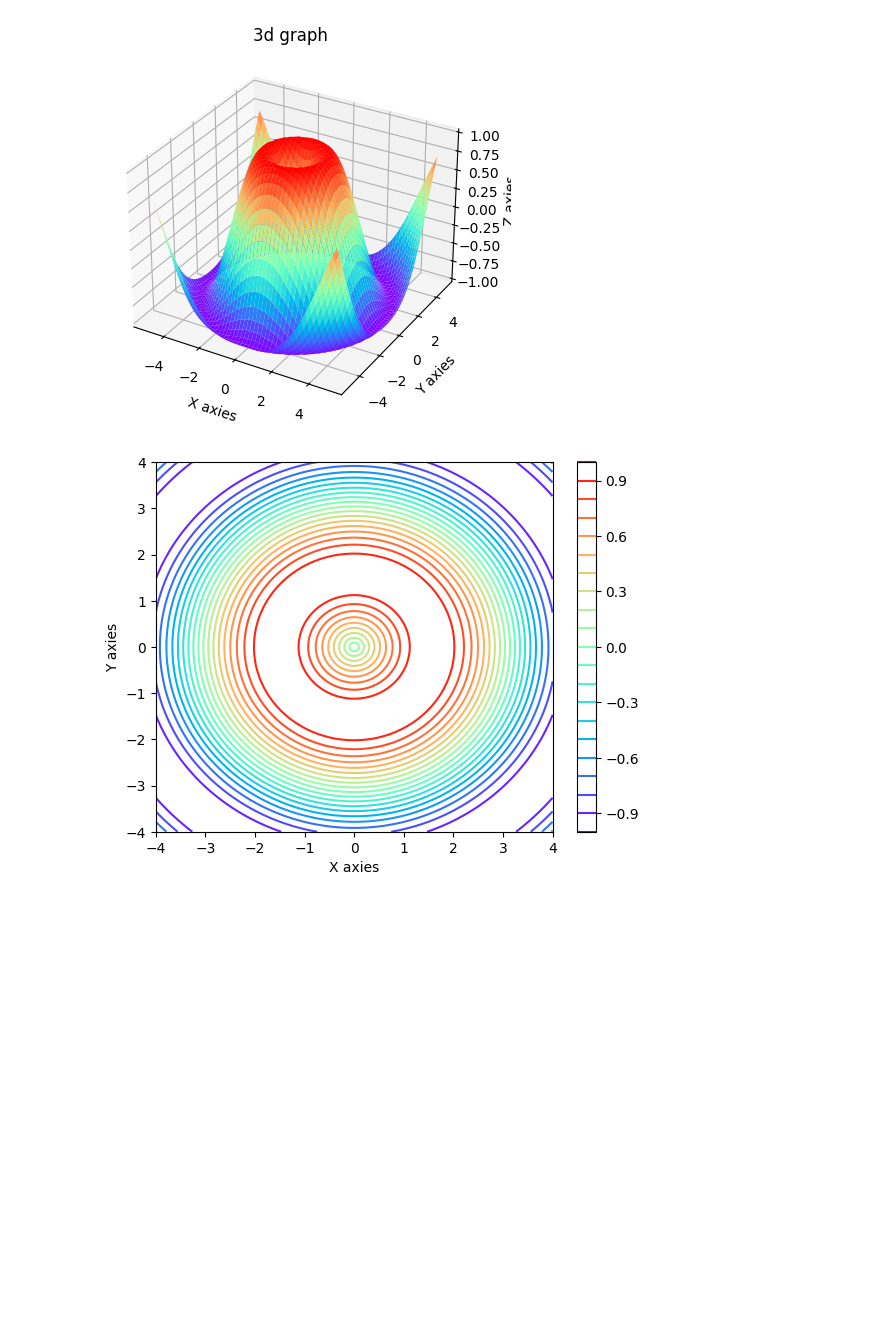
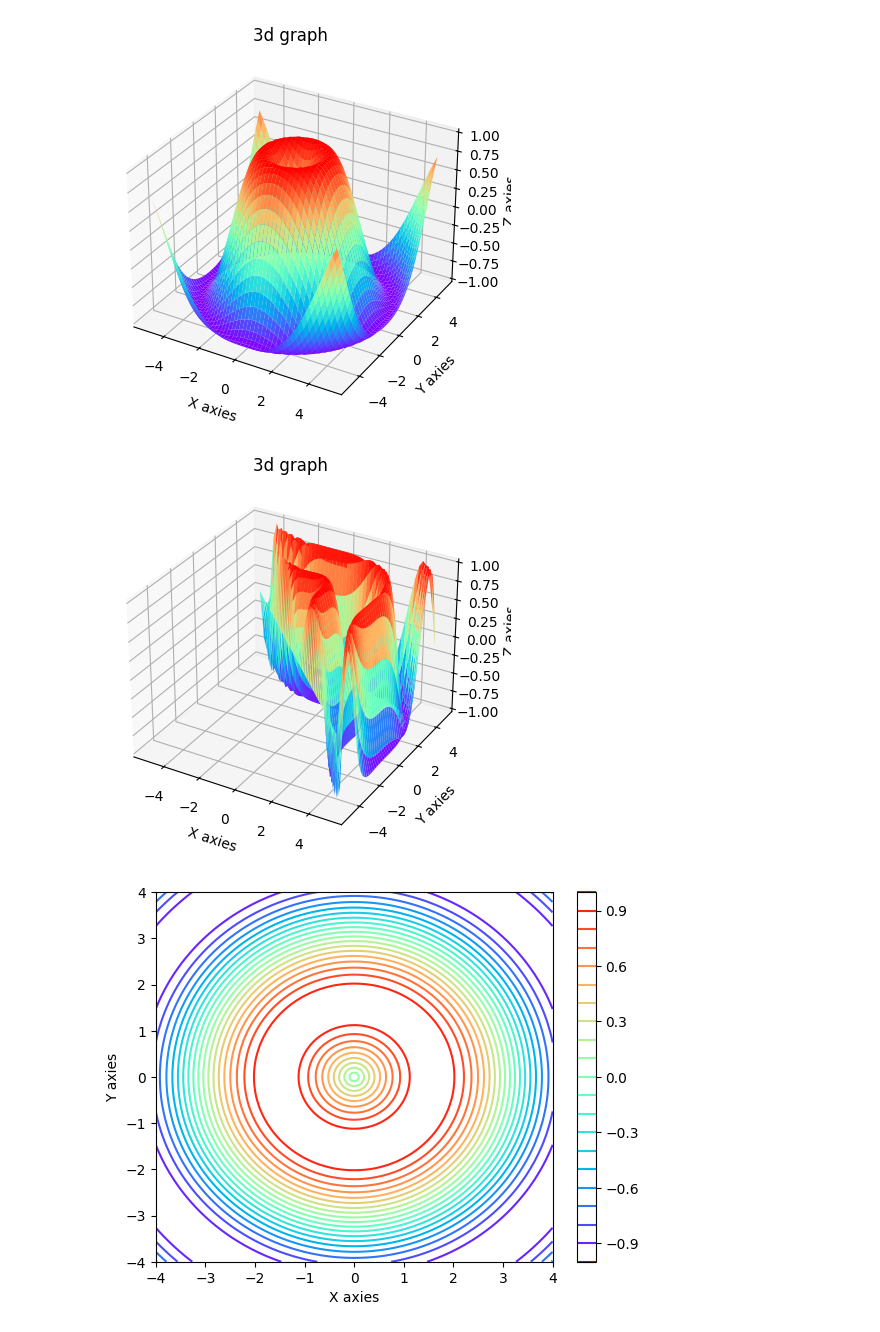
Before and after one commit to khalidkhankakar/Data-Visualization, a Jupyter notebook: class/10.ipynb, the cells around one changed output. Drawn from its saved outputs; the diff is of its cells as text; code cells hidden in the pictures; blank space fills up the shorter version.

```diff
--- a/class/10.ipynb
+++ b/class/10.ipynb
@@ -41,6 +41,27 @@ ax.set_title('3d graph')
 plt.show()
 # %% [output]
 [figure]
+# %%
+x = np.linspace(-5, stop=5, num=50)
+y = np.linspace(-5, stop=5, num=50)
+
+x, y = np.meshgrid(x, y)
+
+z = np.sin(np.sqrt(x**3 + y**3))
+
+fig = plt.figure()
+
+ax = fig.add_subplot(111, projection='3d')
+# ax = fig.
+
+ax.plot_surface(x, y, z, cmap='rainbow')
+ax.set_xlabel('X axies')
+ax.set_ylabel('Y axies')
+ax.set_zlabel('Z axies')
+ax.set_title('3d graph')
+plt.show()
+# %% [output]
+[figure, added]
 # %%
 x = np.linspace(-4, stop=4, num=100)
 y = np.linspace(-4, stop=4, num=100)
```
